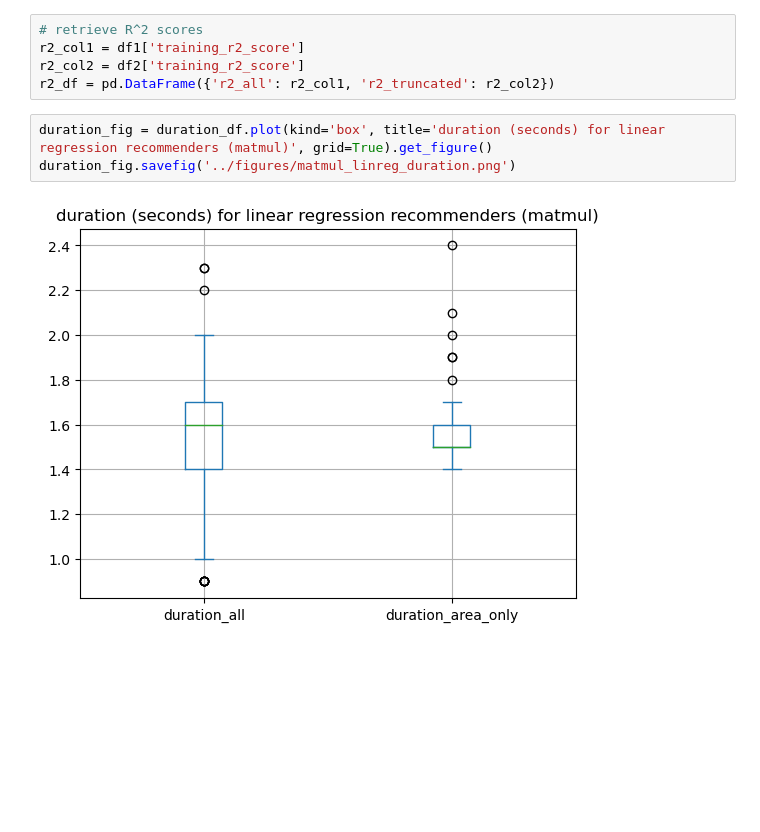
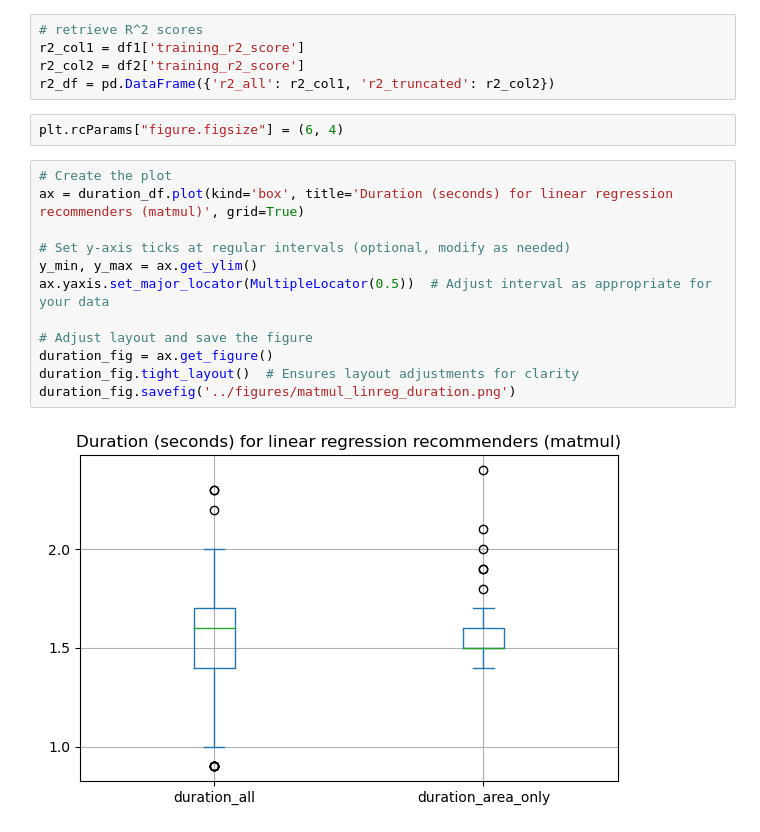
Before and after one commit to hahmed17/grafana_ml_modeling, a Jupyter notebook: banditware-ai-workflow/lr_analysis/matmul viz.ipynb, the cells around one changed output. Cells and saved outputs as stored; diff of their text form; blank space fills up the shorter version.

```diff
--- a/banditware-ai-workflow/lr_analysis/matmul viz.ipynb
+++ b/banditware-ai-workflow/lr_analysis/matmul viz.ipynb
@@ -25,9 +26,20 @@ rmse_df = pd.DataFrame({'rmse_all': rmse_col1, 'rmse_truncated': rmse_col2})
 r2_col1 = df1['training_r2_score']
 r2_col2 = df2['training_r2_score']
 r2_df = pd.DataFrame({'r2_all': r2_col1, 'r2_truncated': r2_col2})
+# %%
+plt.rcParams["figure.figsize"] = (6, 4)
 # %%
-duration_fig = duration_df.plot(kind='box', title='duration (seconds) for linear regression recommenders (matmul)', grid=True).get_figure()
+# Create the plot
+ax = duration_df.plot(kind='box', title='Duration (seconds) for linear regression recommenders (matmul)', grid=True)
+
+# Set y-axis ticks at regular intervals (optional, modify as needed)
+y_min, y_max = ax.get_ylim()
+ax.yaxis.set_major_locator(MultipleLocator(0.5))  # Adjust interval as appropriate for your data
+
+# Adjust layout and save the figure
+duration_fig = ax.get_figure()
+duration_fig.tight_layout()  # Ensures layout adjustments for clarity
 duration_fig.savefig('../figures/matmul_linreg_duration.png')
 # %% [output]
-[figure, old version]
+[figure, new version]
 # %%
```
Also changed, not shown: parts of 3 cells of this notebook, 7 other files.
